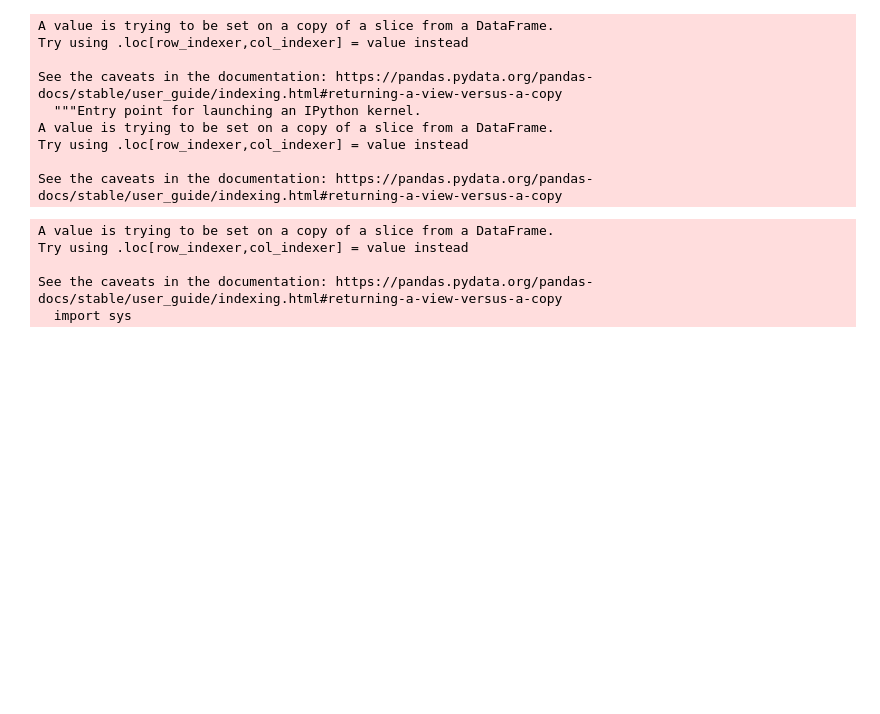
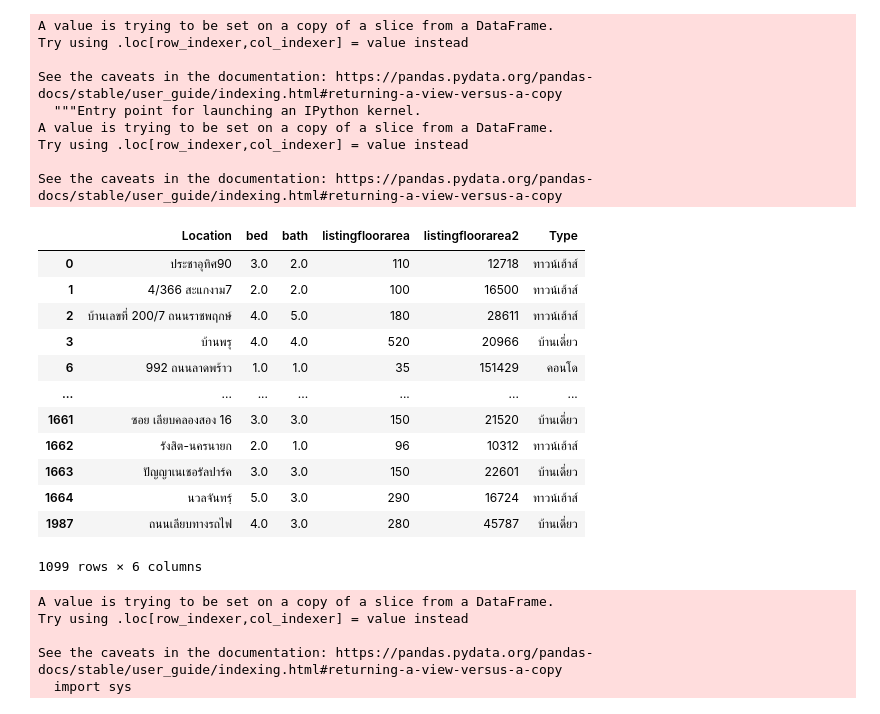
Before and after one commit to LokerJ/SN-PJ1, a Jupyter notebook: sn-pj-prediction-price.ipynb, the cells around one changed output. Drawn from its saved outputs; the diff is of its cells as text; code cells hidden in the pictures; blank space fills up the shorter version.

```diff
--- a/sn-pj-prediction-price.ipynb
+++ b/sn-pj-prediction-price.ipynb
@@ -123,6 +123,22 @@ A value is trying to be set on a copy of a slice from a DataFrame.
 Try using .loc[row_indexer,col_indexer] = value instead
 
 See the caveats in the documentation: https://pandas.pydata.org/pandas-docs/stable/user_guide/indexing.html#returning-a-view-versus-a-copy
+# %%
+x
+# %% [output]
+|  | Location | bed | bath | listingfloorarea | listingfloorarea2 | Type |
+| 0 | ประชาอุทิศ90 | 3.0 | 2.0 | 110 | 12718 | ทาวน์เฮ้าส์ |
+| 1 | 4/366 สะแกงาม7 | 2.0 | 2.0 | 100 | 16500 | ทาวน์เฮ้าส์ |
+| 2 | บ้านเลขที่ 200/7 ถนนราชพฤกษ์ | 4.0 | 5.0 | 180 | 28611 | ทาวน์เฮ้าส์ |
+| 3 | บ้านพรุ | 4.0 | 4.0 | 520 | 20966 | บ้านเดี่ยว |
+| 6 | 992 ถนนลาดพร้าว | 1.0 | 1.0 | 35 | 151429 | คอนโด |
+| ... | ... | ... | ... | ... | ... | ... |
+| 1661 | ซอย เลียบคลองสอง 16 | 3.0 | 3.0 | 150 | 21520 | บ้านเดี่ยว |
+| 1662 | รังสิต-นครนายก | 2.0 | 1.0 | 96 | 10312 | ทาวน์เฮ้าส์ |
+| 1663 | ปัญญาเนเชอรัลปาร์ค | 3.0 | 3.0 | 150 | 22601 | บ้านเดี่ยว |
+| 1664 | นวลจันทร์ฺ | 5.0 | 3.0 | 290 | 16724 | ทาวน์เฮ้าส์ |
+| 1987 | ถนนเลียบทางรถไฟ | 4.0 | 3.0 | 280 | 45787 | บ้านเดี่ยว |
+1099 rows × 6 columns
 # %%
 from sklearn.preprocessing import LabelEncoder
 
```
Also changed, not shown: parts of 9 cells of this notebook.
